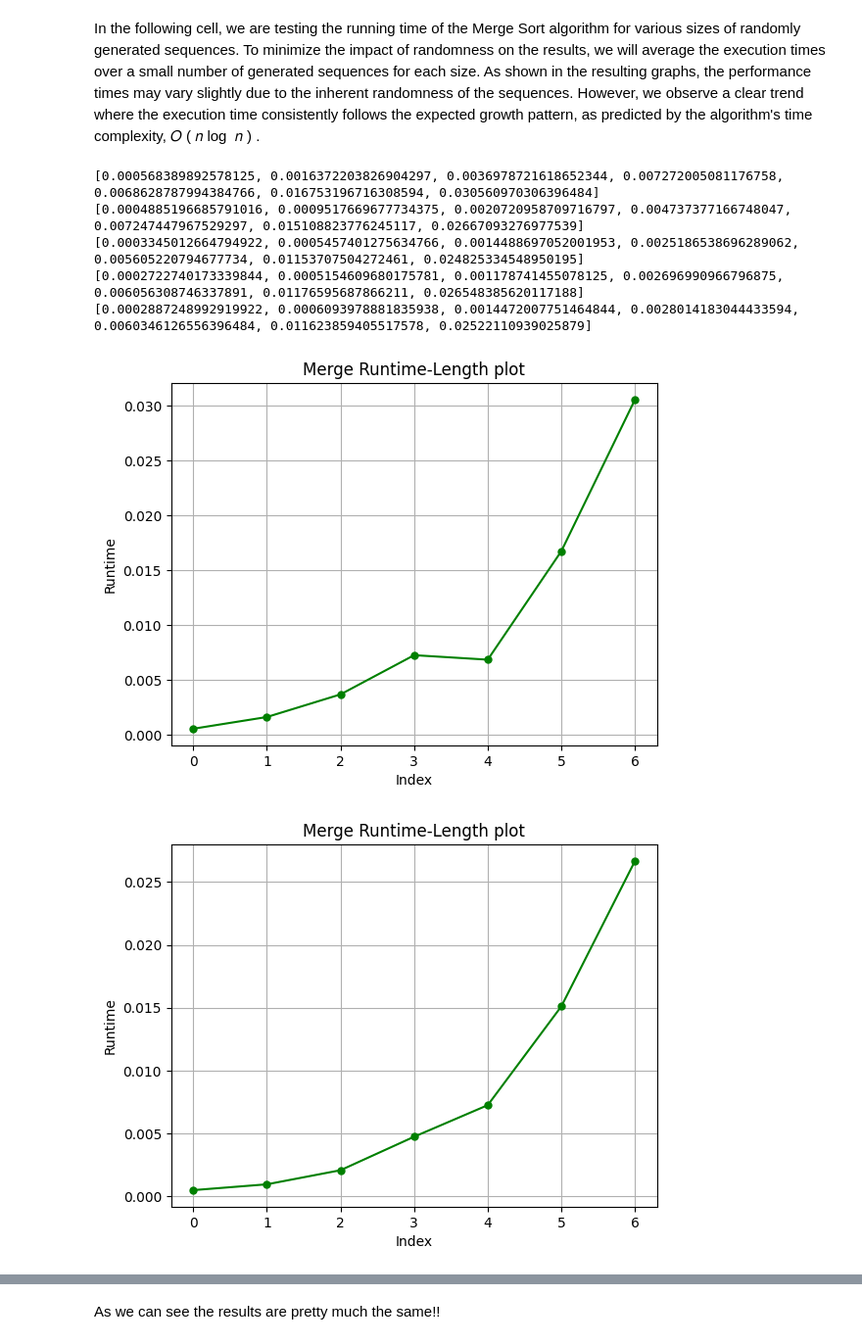
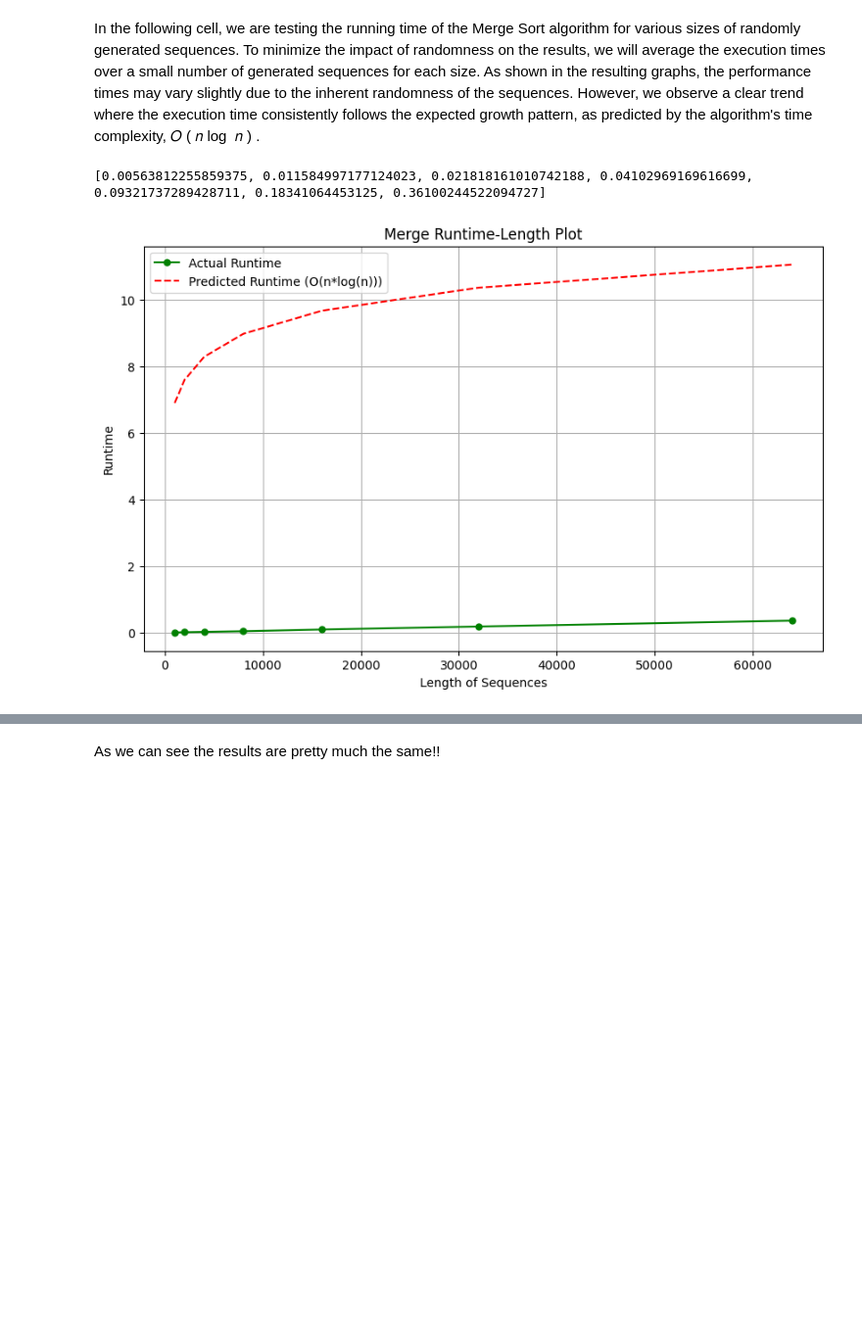
Before and after one commit to kokorikos212/Algorithms, a Jupyter notebook: ResAlgo.ipynb, the cells around one changed output, grey strips where cells are left out. Shown at 98% size. Saved outputs shown, nothing was run; the diff lists cells and outputs as text; code cells hidden in the pictures; blank space fills up the shorter version.

Commit message:
Added a n*log(n) benchmark on the plots

```diff
--- a/ResAlgo.ipynb
+++ b/ResAlgo.ipynb
@@ -37,7 +37,7 @@ We have The necessary functions to implement the _**Merge_sort**_ algorithm and
 The sequences are going to have different sizes of [100, 200, 400, 800, 1600, 3200, 6400] so we can compare the running time for each sets length.
 The random sets will be produced by the function get_random_seq of the Set_creation class of the Algo_prgFunc.py.The function uses the library _random_ to chose elements from a uniform distribution of the numbers inside the boundaries of a given range.
 # %%
-len_sequences = [ 100, 200, 400, 800, 1600, 3200, 6400 ]
+len_sequences = [ 1000, 2000, 4000, 8000, 16000, 32000, 64000 ]
 value_range = [1,10**5]
 
 Sequences = Set_creation(value_range).get_multiple_random_seq(len_sequences)
@@ -84,34 +84,39 @@ log
 .
 # %%
 def Experiment(Algorithm, Sequences):
-    # Use the Merge _sort algorithm
     Times = []
     Sorted_sequences = []
-
+    len_sequences = [len(seq) for seq in Sequences]
     for index, seq in enumerate(Sequences):
         ALgorithm_isinstance = Algorithm(seq)
         runtime = ALgorithm_isinstance["recorted_time"]
         Sorted_sequence = ALgorithm_isinstance["sorted_data"]
         Times.append(runtime)
         # print(Sorted_sequence)
         Sorted_sequences.append(Sorted_sequence)
 
     print(Times)
-    Times_df = pd.DataFrame({"Times":Times})
-    plt_times = Times_df.plot(legend=plot1_legend, marker='o', linestyle='-', color='g', markersize=5)
-    plt.title('Merge Runtime-Length plot')
-    plt.xlabel('Index')
+    # Create DataFrame for actual runtimes
+    Times_df = pd.DataFrame({"Times": Times, "Length of sequences": len_sequences})
+
+    # Calculate predicted runtimes (O(n))
+    predicted_runtimes = [np.log(n) for n in Times_df["Length of sequences"]]   # Here we use len_sequences directly
+
+    # Plot actual runtimes and predicted runtimes
+    plt.figure(figsize=(10, 6))
+    plt.plot(len_sequences, Times, marker='o', linestyle='-', color='g', markersize=5, label='Actual Runtime')
+    plt.plot(len_sequences, predicted_runtimes, linestyle='--', color='r', label='Predicted Runtime (O(n*log(n)))')
+
+    plt.title('Merge Runtime-Length Plot')
+    plt.xlabel('Length of Sequences')
     plt.ylabel('Runtime')
+    plt.legend()
     plt.grid()
+    plt.show()
     return Sorted_sequences
 
-for i in range(5):
+for i in range(1):
     sorted_seqences = Experiment(Mergesort, Sequences)
 # %% [output]
-[0.000568389892578125, 0.0016372203826904297, 0.0036978721618652344, 0.007272005081176758, 0.0068628787994384766, 0.016753196716308594, 0.030560970306396484]
-[0.0004885196685791016, 0.0009517669677734375, 0.0020720958709716797, 0.004737377166748047, 0.007247447967529297, 0.015108823776245117, 0.02667093276977539]
-[0.0003345012664794922, 0.0005457401275634766, 0.0014488697052001953, 0.0025186538696289062, 0.005605220794677734, 0.01153707504272461, 0.024825334548950195]
-[0.0002722740173339844, 0.0005154609680175781, 0.001178741455078125, 0.002696990966796875, 0.006056308746337891, 0.01176595687866211, 0.026548385620117188]
-[0.0002887248992919922, 0.0006093978881835938, 0.0014472007751464844, 0.0028014183044433594, 0.0060346126556396484, 0.011623859405517578, 0.02522110939025879]
+[0.00563812255859375, 0.011584997177124023, 0.021818161010742188, 0.04102969169616699, 0.09321737289428711, 0.18341064453125, 0.36100244522094727]
-[figure, old version]
+[figure, new version]
-[figure, removed]
```
Also changed, not shown: parts of 10 cells of this notebook, 1 other file.
